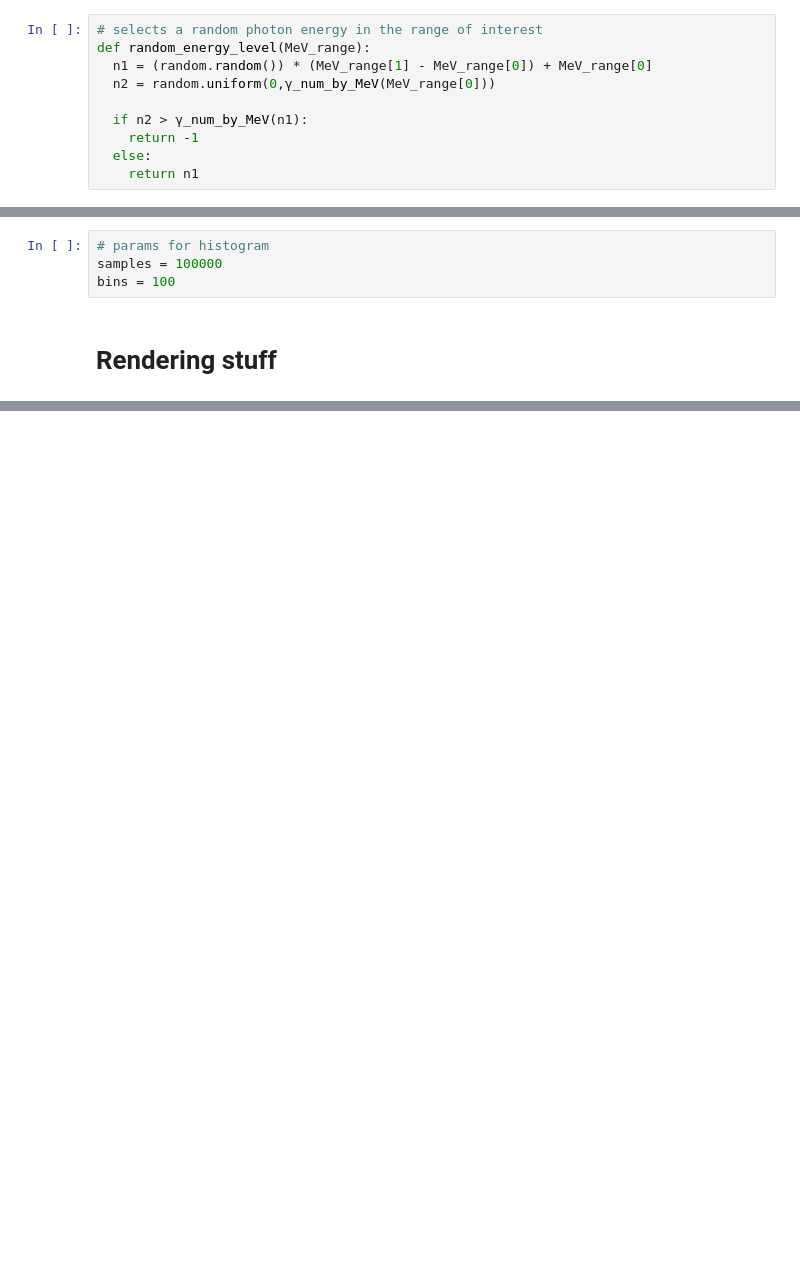
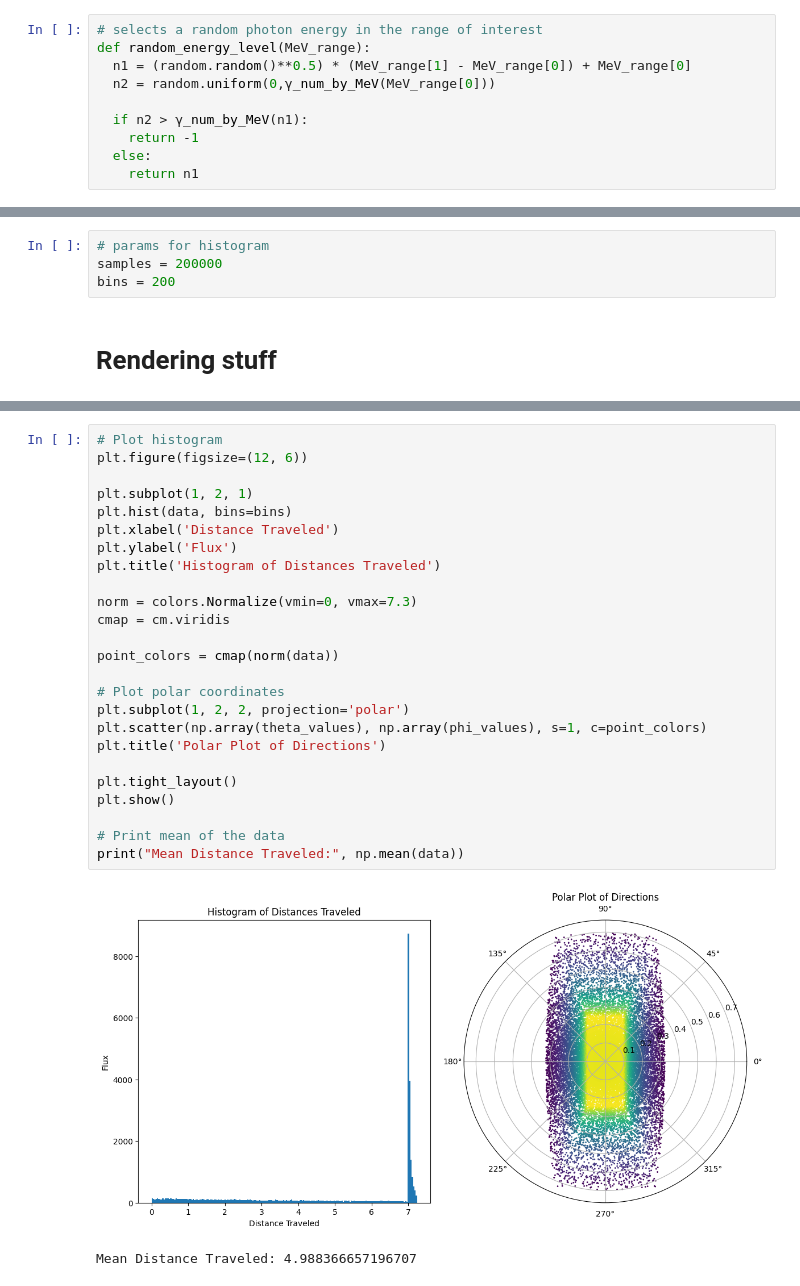
Before and after one commit to KGL8/Code-for-Lab, a Jupyter notebook: photon_through_deuteron_target.ipynb, the cells around one changed output, grey strips where cells are left out. Drawn from its saved outputs; the diff is of its cells as text; blank space fills up the shorter version.

```diff
--- a/photon_through_deuteron_target.ipynb
+++ b/photon_through_deuteron_target.ipynb
@@ -142,7 +126,7 @@ def MeV_by_φ(MeV):
 # %%
 # selects a random photon energy in the range of interest
 def random_energy_level(MeV_range):
-  n1 = (random.random()) * (MeV_range[1] - MeV_range[0]) + MeV_range[0]
+  n1 = (random.random()**0.5) * (MeV_range[1] - MeV_range[0]) + MeV_range[0]
   n2 = random.uniform(0,γ_num_by_MeV(MeV_range[0]))
 
   if n2 > γ_num_by_MeV(n1):
@@ -170,7 +170,7 @@ box_max = np.array([width / 2, height / 2, depth + origin])
 # %%
 # params for histogram
-samples = 100000
-bins = 100
+samples = 200000
+bins = 200
 # %% [markdown]
 # Rendering stuff
 # %%
@@ -197,3 +191,31 @@ print(np.mean(data))
+# %%
+# Plot histogram
+plt.figure(figsize=(12, 6))
+
+plt.subplot(1, 2, 1)
+plt.hist(data, bins=bins)
+plt.xlabel('Distance Traveled')
+plt.ylabel('Flux')
+plt.title('Histogram of Distances Traveled')
+
+norm = colors.Normalize(vmin=0, vmax=7.3)
+cmap = cm.viridis
+
+point_colors = cmap(norm(data))
+
+# Plot polar coordinates
+plt.subplot(1, 2, 2, projection='polar')
+plt.scatter(np.array(theta_values), np.array(phi_values), s=1, c=point_colors)
+plt.title('Polar Plot of Directions')
+
+plt.tight_layout()
+plt.show()
+
+# Print mean of the data
+print("Mean Distance Traveled:", np.mean(data))
+# %% [output]
+[figure, added]
+Mean Distance Traveled: 4.988366657196707
 # %%
 # UI rendering
 target_box = box(width, height, depth, (0, 0, depth / 2 + origin), 'red')
```
Also changed, not shown: parts of 8 cells of this notebook.
